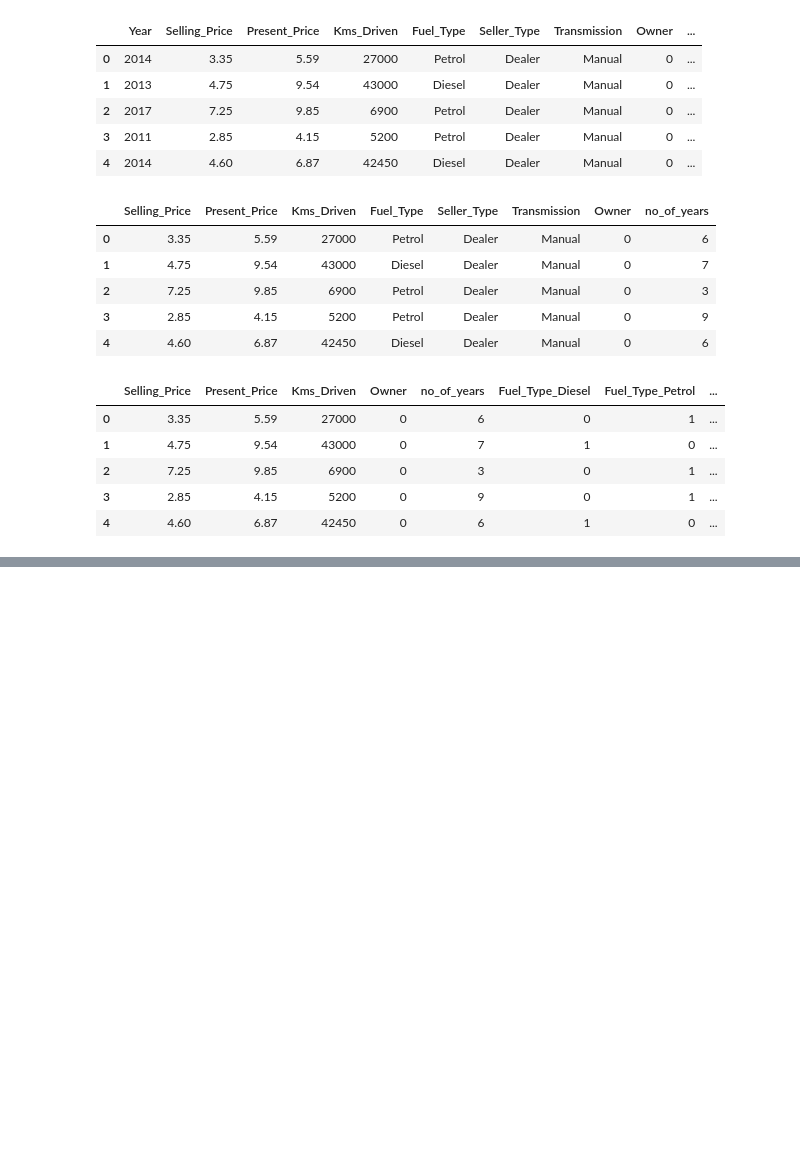
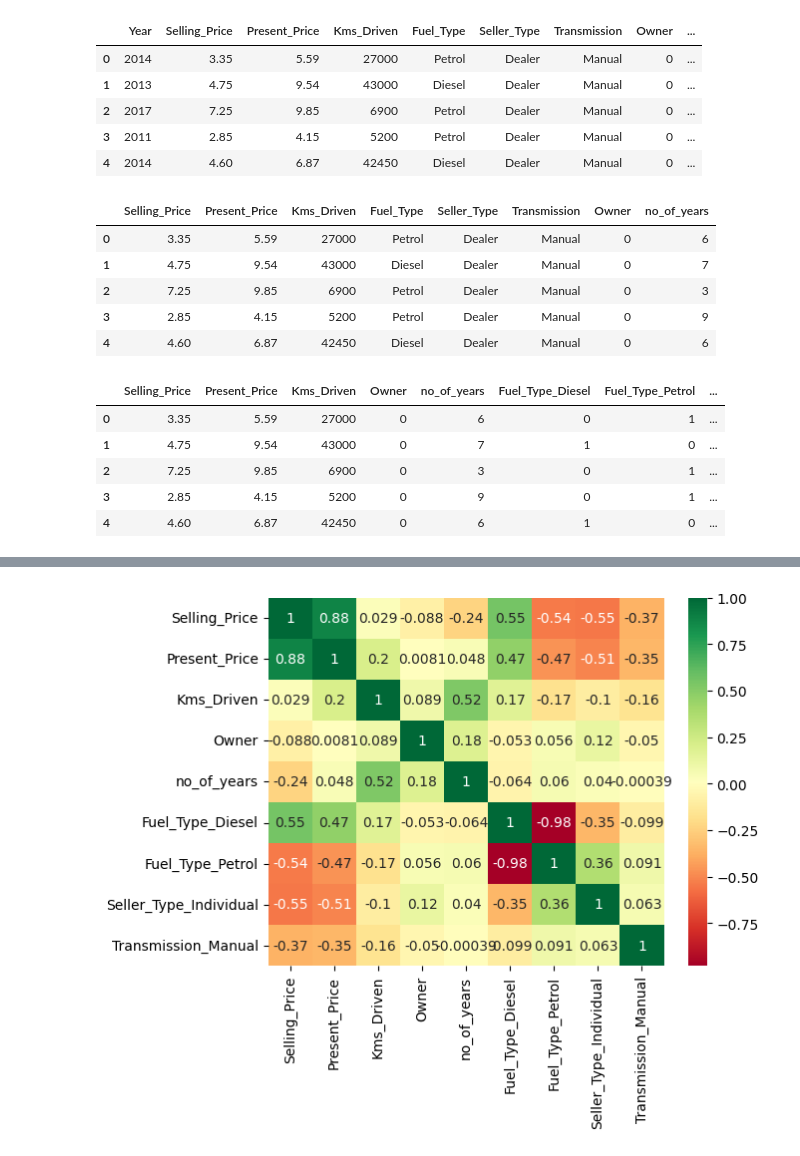
Before and after one commit to kingofnights/data_science, a Jupyter notebook: vehicle.ipynb, the cells around one changed output, grey strips where cells are left out. Saved outputs shown, nothing was run; the diff lists cells and outputs as text; code cells hidden in the pictures; blank space fills up the shorter version.

```diff
--- a/vehicle.ipynb
+++ b/vehicle.ipynb
@@ -146,0 +163,5 @@ import seaborn as sns
+# %%
+# heat map creation -> No idea how to read this !
+g = sns.heatmap(final_dataset[top_cor_features].corr(), annot=True, cmap='RdYlGn')
+# %% [output]
+[figure, added]
```
Also changed, not shown: parts of 16 cells of this notebook.
